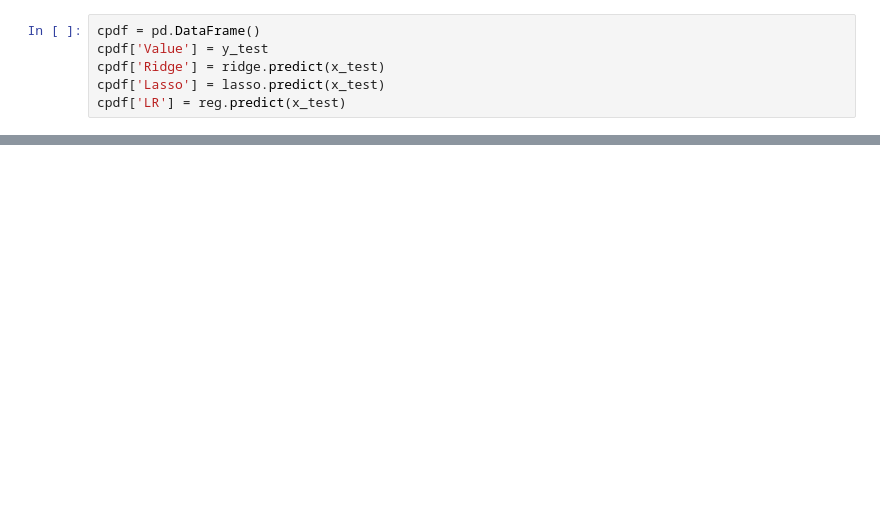
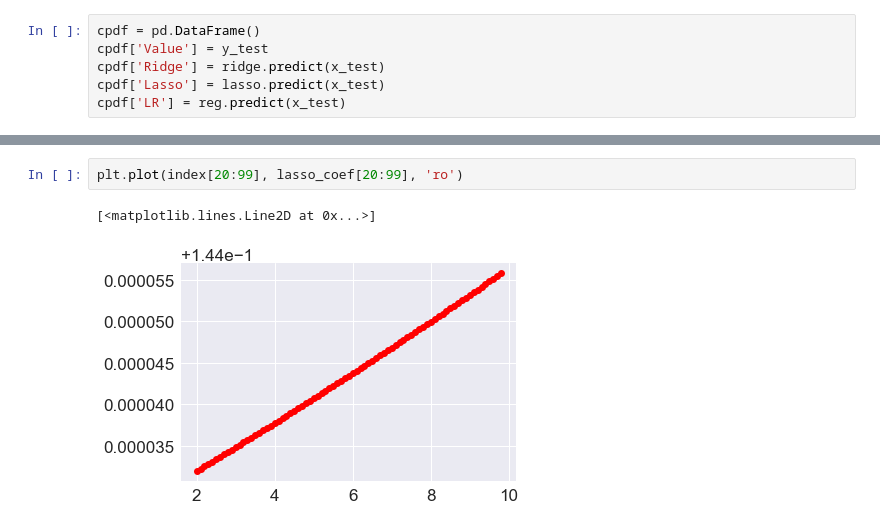
Before and after one commit to leducsang97/Avocado, a Jupyter notebook: Avocado.ipynb, the cells around one changed output, grey strips where cells are left out. Saved outputs shown, nothing was run; the diff lists cells and outputs as text; blank space fills up the shorter version.

```diff
--- a/Avocado.ipynb
+++ b/Avocado.ipynb
@@ -226,0 +174,5 @@ x_train
+# %%
+plt.plot(index[20:99], lasso_coef[20:99], 'ro')
+# %% [output]
+[<matplotlib.lines.Line2D at 0x...>]
+[figure, added]
```
Also changed, not shown: parts of 30 cells of this notebook.
